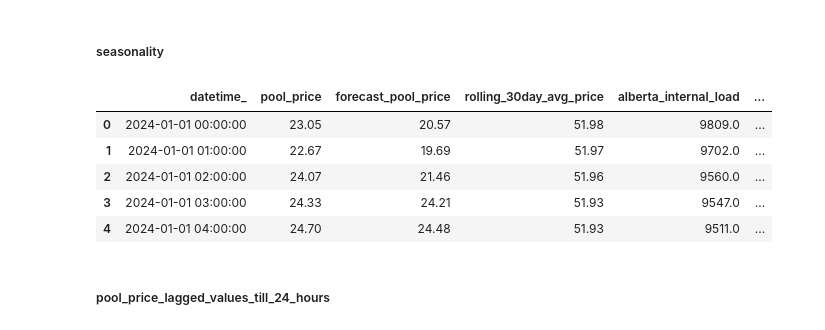
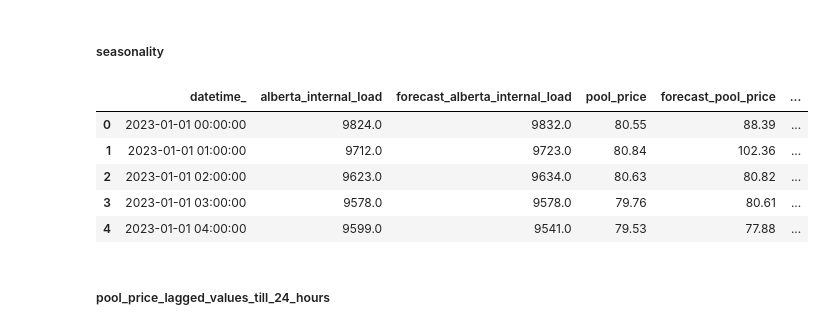
Before and after one commit to kevakba/BESS, a Jupyter notebook: Notebooks/2. feature engineering.ipynb, the cells around one changed output. Saved outputs shown, nothing was run; the diff lists cells and outputs as text; code cells hidden in the pictures.

```diff
--- a/Notebooks/2. feature engineering.ipynb
+++ b/Notebooks/2. feature engineering.ipynb
@@ -209,0 +93,5 @@ display(ws_fortmc.head())
+# %%
+for df_name in df_list:
+    print(f"\nDataFrame: {df_name}")
+    globals()[df_name].drop(['Unnamed: 0'], axis=1, inplace=True)
+    display(globals()[df_name].head())
@@ -335,0 +163,4 @@ display(merged_df.head())
+# %%
+for df_name in df_list:
+    print(f"\nDataFrame: {df_name}")
+    display(globals()[df_name].head())
@@ -335,0 +211,6 @@ display(merged_df.head())
+# %%
+# convert columns to datetime
+for df_name in df_list:
+    print(f"\nDataFrame: {df_name}")
+    globals()[df_name]['datetime_'] = pd.to_datetime(globals()[df_name]['datetime_'])
+    display(globals()[df_name].head())
@@ -335,0 +261,10 @@ display(merged_df.head())
+# %%
+# Initialize the merged dataframe with the first dataframe in the list
+merged_df = globals()[df_list[0]]
+
+# Loop through the remaining dataframes and merge them one by one
+for df_name in df_list[1:]:
+    merged_df = merged_df.merge(globals()[df_name], on='datetime_', how='outer')
+
+# Display the merged dataframe
+display(merged_df.head())
@@ -397,27 +339,25 @@ display(merged_df.head())
 # %% [markdown]
 ##### seasonality
 # %%
-# This must be unordered categorical variable since we dont know which season cause price to rise
-
 # Define a function to determine the season
 def get_season(month):
     if month in [5, 6, 7, 8, 9]:
-        return 'summer'
+        return 0 # Summer
     else:
-        return 'winter'
+        return 1 # Winter
 
 # Apply the function to create a new column 'season'
-merged_df['season'] = merged_df['month'].apply(get_season)
+merged_df['is_winter'] = merged_df['month'].apply(get_season)
 
 # Display the updated dataframe
 display(merged_df.head())
 # %% [output]
-|  | datetime_ | pool_price | forecast_pool_price | rolling_30day_avg_price | alberta_internal_load | ... |
-| 0 | 2024-01-01 00:00:00 | 23.05 | 20.57 | 51.98 | 9809.0 | ... |
-| 1 | 2024-01-01 01:00:00 | 22.67 | 19.69 | 51.97 | 9702.0 | ... |
-| 2 | 2024-01-01 02:00:00 | 24.07 | 21.46 | 51.96 | 9560.0 | ... |
-| 3 | 2024-01-01 03:00:00 | 24.33 | 24.21 | 51.93 | 9547.0 | ... |
-| 4 | 2024-01-01 04:00:00 | 24.70 | 24.48 | 51.93 | 9511.0 | ... |
+|  | datetime_ | alberta_internal_load | forecast_alberta_internal_load | pool_price | forecast_pool_price | ... |
+| 0 | 2023-01-01 00:00:00 | 9824.0 | 9832.0 | 80.55 | 88.39 | ... |
+| 1 | 2023-01-01 01:00:00 | 9712.0 | 9723.0 | 80.84 | 102.36 | ... |
+| 2 | 2023-01-01 02:00:00 | 9623.0 | 9634.0 | 80.63 | 80.82 | ... |
+| 3 | 2023-01-01 03:00:00 | 9578.0 | 9578.0 | 79.76 | 80.61 | ... |
+| 4 | 2023-01-01 04:00:00 | 9599.0 | 9541.0 | 79.53 | 77.88 | ... |
 # %% [markdown]
 ##### pool_price_lagged_values_till_24_hours
 # %%
```
Also changed, not shown: parts of 23 cells of this notebook, 54 other files.
